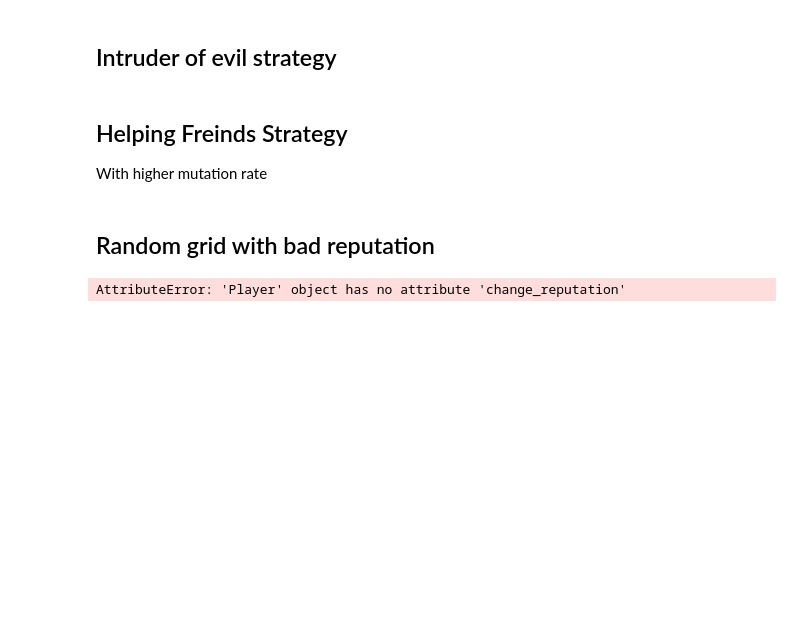
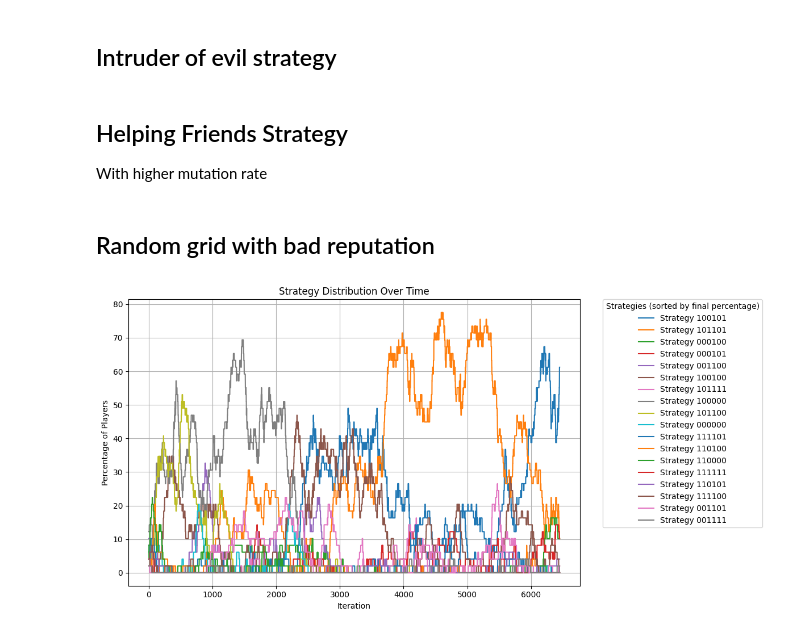
Before and after one commit to TobiasWallstrom/ENM140-project, a Jupyter notebook: presentation.ipynb, the cells around one changed output. Saved outputs shown, nothing was run; the diff lists cells and outputs as text; code cells hidden in the pictures; blank space fills up the shorter version.

Commit message:
improved plot

```diff
--- a/presentation.ipynb
+++ b/presentation.ipynb
@@ -31,6 +32,6 @@ class ReputationManager:
             reputation_change = self.gain_base * favor_size
             helping.real_reputation = min(self.max_reputation, helping.real_reputation + reputation_change)
         elif action == "reject":
-            reputation_change = self.loss_base * favor_size * (1 + asking.real_reputation)
+            reputation_change = self.loss_base * favor_size * (1 + asking.real_reputation/1.5)
             helping.real_reputation = max(self.min_reputation, helping.real_reputation - reputation_change)
         helping.public_reputation = 1 if helping.real_reputation >= 0 else -1
@@ -76,7 +55,7 @@ game_intruder = Game(grid, SimpleUtility(), ReputationManager())
 evolution_intruder = Evolution(game_intruder, inverse_copy_prob=70, inverse_mutation_prob=1000, random_mutation=True)
 evolution_intruder.run_interactive(record_data = True)
 # %% [markdown]
-## Helping Freinds Strategy
+## Helping Friends Strategy
 With higher mutation rate
 # %%
 L = 7  # Grid size
@@ -114,8 +93,12 @@ for player in grid_br.players:
     player.real_reputation = -0.5
     player.public_reputation = -1
 
-game_hfs = Game(grid_br, SimpleUtility(), ReputationManager())
-evolution_hfs = Evolution(game_hfs, inverse_copy_prob=70, inverse_mutation_prob=700, random_mutation=True)
-evolution_hfs.run_interactive(record_data = True)
+game_br = Game(grid_br, SimpleUtility(), ReputationManager())
+evolution_br = Evolution(game_br, inverse_copy_prob=70, inverse_mutation_prob=700, random_mutation=True)
+evolution_br.run_interactive(record_data = True)
-# %% [output]
-AttributeError: 'Player' object has no attribute 'change_reputation'
+# %%
+%matplotlib inline
+evolution_br.plot_history()
+matplotlib.use("TkAgg")
+# %% [output]
+[figure, added]
```
Also changed, not shown: parts of 9 cells of this notebook, 3 other files.
